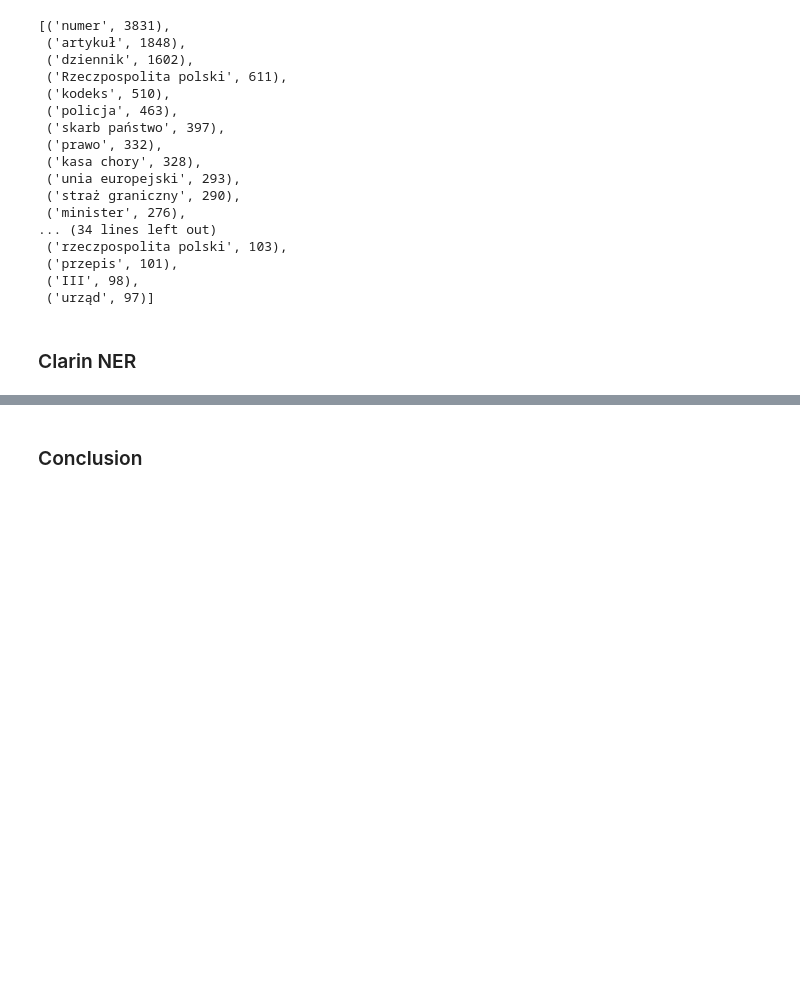
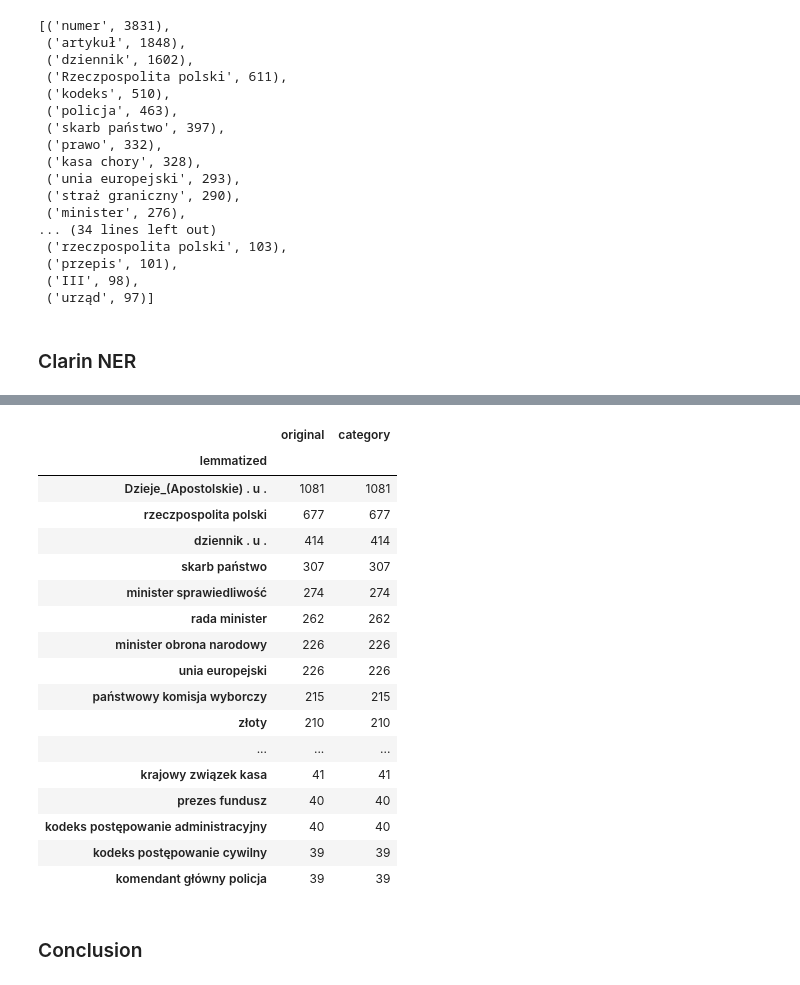
Before and after one commit to arkadiuss/nlp, a Jupyter notebook: 8_ner/8_named_entity_recognition.ipynb, the cells around one changed output, grey strips where cells are left out. Saved outputs shown, nothing was run; the diff lists cells and outputs as text; code cells hidden in the pictures; blank space fills up the shorter version.

```diff
--- a/8_ner/8_named_entity_recognition.ipynb
+++ b/8_ner/8_named_entity_recognition.ipynb
@@ -158,3 +247,24 @@ clarin_NER_single_bill("2001_1545.txt")
+# %%
+NER_entities.groupby("lemmatized").count().sort_values(["category"], ascending=[0])[:50]
+# %% [output]
+|  | original | category |
+| lemmatized |  |  |
+| Dzieje_(Apostolskie) . u . | 1081 | 1081 |
+| rzeczpospolita polski | 677 | 677 |
+| dziennik . u . | 414 | 414 |
+| skarb państwo | 307 | 307 |
+| minister sprawiedliwość | 274 | 274 |
+| rada minister | 262 | 262 |
+| minister obrona narodowy | 226 | 226 |
+| unia europejski | 226 | 226 |
+| państwowy komisja wyborczy | 215 | 215 |
+| złoty | 210 | 210 |
+| ... | ... | ... |
+| krajowy związek kasa | 41 | 41 |
+| prezes fundusz | 40 | 40 |
+| kodeks postępowanie administracyjny | 40 | 40 |
+| kodeks postępowanie cywilny | 39 | 39 |
+| komendant główny policja | 39 | 39 |
 # %% [markdown]
 ### Conclusion
 # %% [markdown]
```
Also changed, not shown: parts of 7 cells of this notebook.
